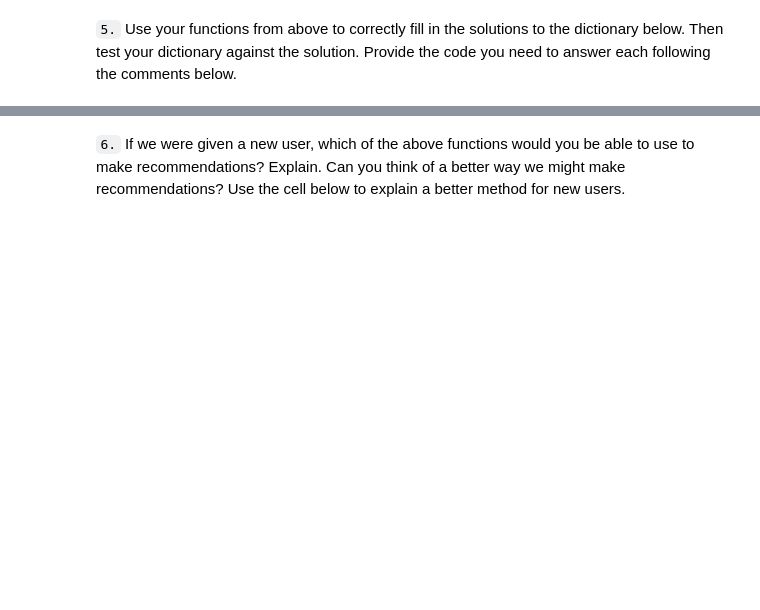
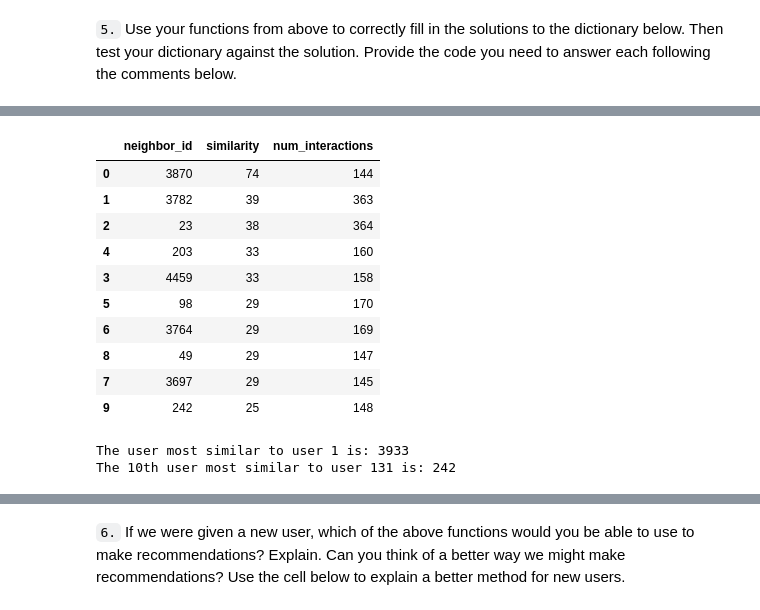
Before and after one commit to pedflotor/Data-Scientist-Nanodegree, a Jupyter notebook: Experimental Design & Recommendations/Recommendations with IBM/Recommendations_with_IBM.ipynb, the cells around one changed output, grey strips where cells are left out. Saved outputs shown, nothing was run; the diff lists cells and outputs as text; code cells hidden in the pictures; blank space fills up the shorter version.

Commit message:
feat: Recommendations improved
Collaborative filtering and matrix factorization

```diff
--- a/Experimental Design & Recommendations/Recommendations with IBM/Recommendations_with_IBM.ipynb
+++ b/Experimental Design & Recommendations/Recommendations with IBM/Recommendations_with_IBM.ipynb
@@ -337,7 +532,20 @@ def get_top_sorted_users(user_id, df=df, user_item=user_item):
                     highest of each is higher in the dataframe
 
     '''
-    # Your code here
+    # Look for similar user and sort the results
+    similarity = user_item.dot(user_item.loc[user_id]).sort_values(ascending=False)
+
+    # Delete own user
+    similarity = similarity.drop(user_id).to_frame(name='similarity').reset_index()
+
+    # Calculate the articles read by an user
+    num_articles = df.user_id.value_counts().to_frame('num_interactions')
+
+    # Merge both dataframes
+    neighbors_df = similarity.merge(num_articles, left_on='user_id',
+                        right_index=True).rename(columns={'user_id':'neighbor_id'})
+
+    neighbors_df.sort_values(by=['similarity', 'num_interactions'], ascending=False, inplace=True)
 
     return neighbors_df # Return the dataframe specified in the doc_string
 
@@ -365,7 +573,29 @@ def user_user_recs_part2(user_id, m=10):
     before choosing those with fewer total interactions.
 
     '''
-    # Your code here
+    # Retrieve the articles that an user has read
+    articles_read, _ = get_user_articles(user_id)
+
+    # Retrieve the users that are more similar to one user_id
+    neighbors_df = get_top_sorted_users(user_id).index.tolist()
+
+    # initialize a empty set of recommendations for the user
+    recs = []
+
+    for user in neighbors_df:
+        # Retrieve the articles names of a specific user_id to be compared
+        ids, _ = get_user_articles(user)
+
+        # Compare the articles read by the users
+        recommendation = [i for i in ids if i not in articles_read]
+        recs.extend(recommendation)
+
+        # When we find m recommendations then we stop looking for more
+        if len(recs) >= m:
+            break
+
+    recs = list(recs)[:m]
+    rec_names = get_article_names(recs)
 
     return recs, rec_names
 # %%
@@ -381,8 +626,26 @@ print(rec_names)
+# %%
+get_top_sorted_users(131).head(10)
+# %% [output]
+|  | neighbor_id | similarity | num_interactions |
+| 0 | 3870 | 74 | 144 |
+| 1 | 3782 | 39 | 363 |
+| 2 | 23 | 38 | 364 |
+| 4 | 203 | 33 | 160 |
+| 3 | 4459 | 33 | 158 |
+| 5 | 98 | 29 | 170 |
+| 6 | 3764 | 29 | 169 |
+| 8 | 49 | 29 | 147 |
+| 7 | 3697 | 29 | 145 |
+| 9 | 242 | 25 | 148 |
 # %%
 ### Tests with a dictionary of results
-
-user1_most_sim = # Find the user that is most similar to user 1
-user131_10th_sim = # Find the 10th most similar user to user 131
+print("The user most similar to user 1 is:", get_top_sorted_users(1).neighbor_id.values[0])
+print("The 10th user most similar to user 131 is:", get_top_sorted_users(131).neighbor_id.values[9])
+user1_most_sim = 3933 # Find the user that is most similar to user 1
+user131_10th_sim = 242 # Find the 10th most similar user to user 131
+# %% [output]
+The user most similar to user 1 is: 3933
+The 10th user most similar to user 131 is: 242
 # %%
 ## Dictionary Test Here
 sol_5_dict = {
```
Also changed, not shown: parts of 44 cells of this notebook.
